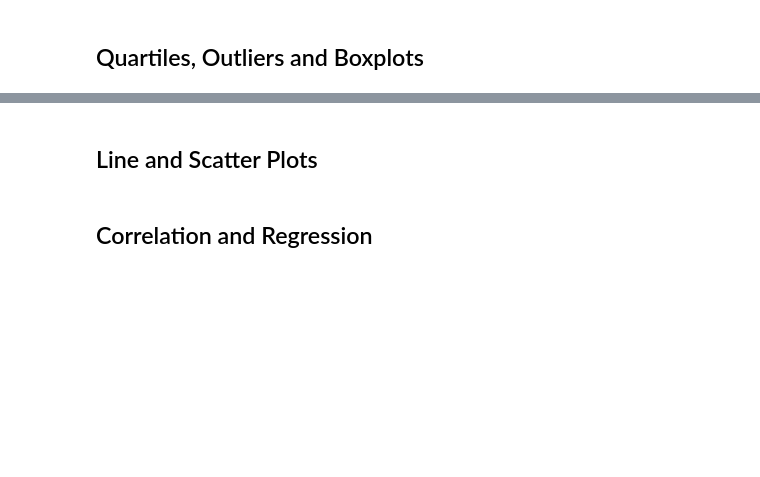
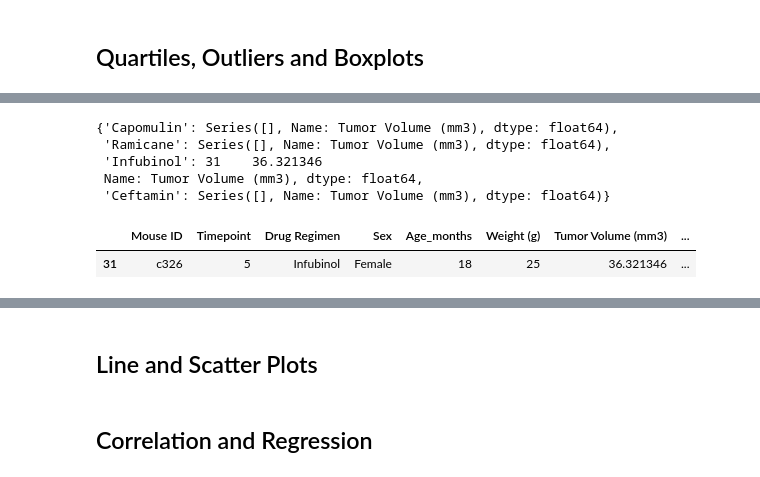
Before and after one commit to harikapeddi/Pymaceuticals---Matplotlib, a Jupyter notebook: pymaceuticals_starter.ipynb, the cells around one changed output, grey strips where cells are left out. Drawn from its saved outputs; the diff is of its cells as text; code cells hidden in the pictures; blank space fills up the shorter version.

```diff
--- a/pymaceuticals_starter.ipynb
+++ b/pymaceuticals_starter.ipynb
@@ -365,0 +247,4 @@ Name: Tumor Volume (mm3), dtype: float64
+# %%
+# Merge this group df with the original dataframe to get the tumor volume at the last timepoint
+merged_df = max_tp_df.merge(clean_df, on=['Mouse ID', 'Timepoint'], how='left')
+merged_df
@@ -442,2 +369,18 @@ plt.boxplot(list_tumorvol, labels=treatments, flierprops=outliers_red)
+# %%
+# finding the the outliers for each drug
+outliers_drug
+# %% [output]
+{'Capomulin': Series([], Name: Tumor Volume (mm3), dtype: float64),
+ 'Ramicane': Series([], Name: Tumor Volume (mm3), dtype: float64),
+ 'Infubinol': 31    36.321346
+ Name: Tumor Volume (mm3), dtype: float64,
+ 'Ceftamin': Series([], Name: Tumor Volume (mm3), dtype: float64)}
+# %%
+#finding the outlier mouse by the Mouse ID.
+outlier_mouse = merged_df[merged_df.index==31]
+outlier_mouse
+# %% [output]
+|  | Mouse ID | Timepoint | Drug Regimen | Sex | Age_months | Weight (g) | Tumor Volume (mm3) | ... |
+| 31 | c326 | 5 | Infubinol | Female | 18 | 25 | 36.321346 | ... |
 # %%
 # Generate a box plot of the final tumor volume of each mouse across four regimens of interest
```
Also changed, not shown: parts of 28 cells of this notebook.
